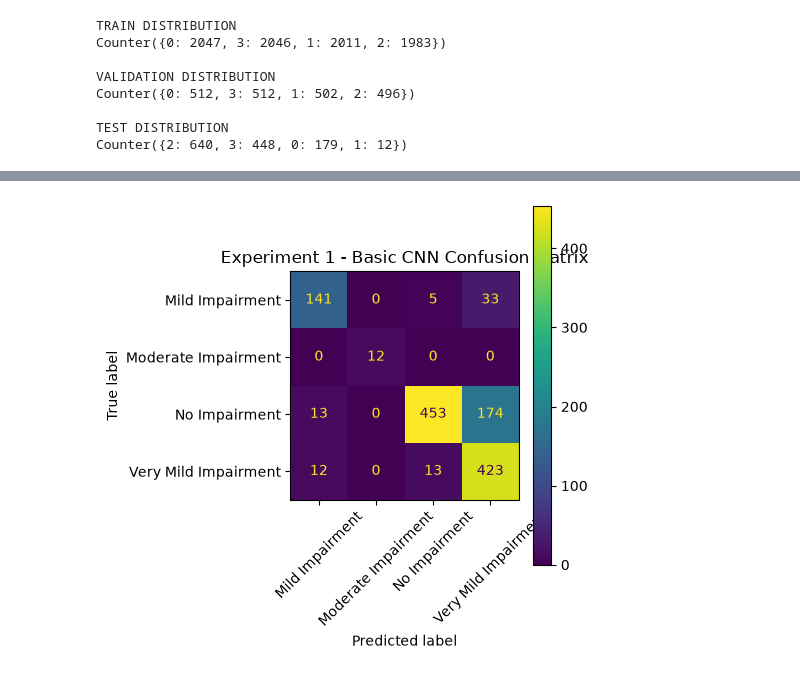
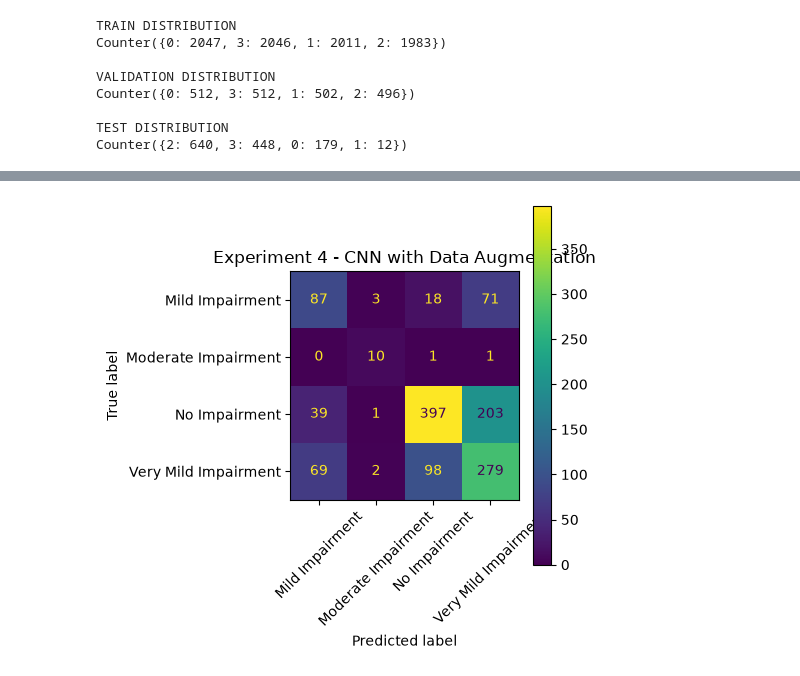
Before and after one commit to Himanshimittal051104/Alzheimer_Diagnosis_CNN, a Jupyter notebook: experiments/04_data_augmentation.ipynb, the cells around one changed output, grey strips where cells are left out. Drawn from its saved outputs; the diff is of its cells as text; code cells hidden in the pictures.

Commit message:
Add data_augmentation experiment and result

```diff
--- a/experiments/04_data_augmentation.ipynb
+++ b/experiments/04_data_augmentation.ipynb
@@ -381,15 +381,15 @@ Very Mild Impairment       0.67      0.94      0.78       448
 # %%
 cm = confusion_matrix(all_labels, all_predictions)
 
 disp = ConfusionMatrixDisplay(
     confusion_matrix=cm,
     display_labels=train_data.classes
 )
 
 fig, ax = plt.subplots(figsize=(5, 5))
 disp.plot(ax=ax, xticks_rotation=45)
-plt.title("Experiment 1 - Basic CNN Confusion Matrix")
+plt.title("Experiment 4 - CNN with Data Augmentation")
 plt.tight_layout()
 plt.show()
 # %% [output]
-[figure, old version]
+[figure, new version]
```
Also changed, not shown: parts of 3 cells of this notebook, 1 other file.
